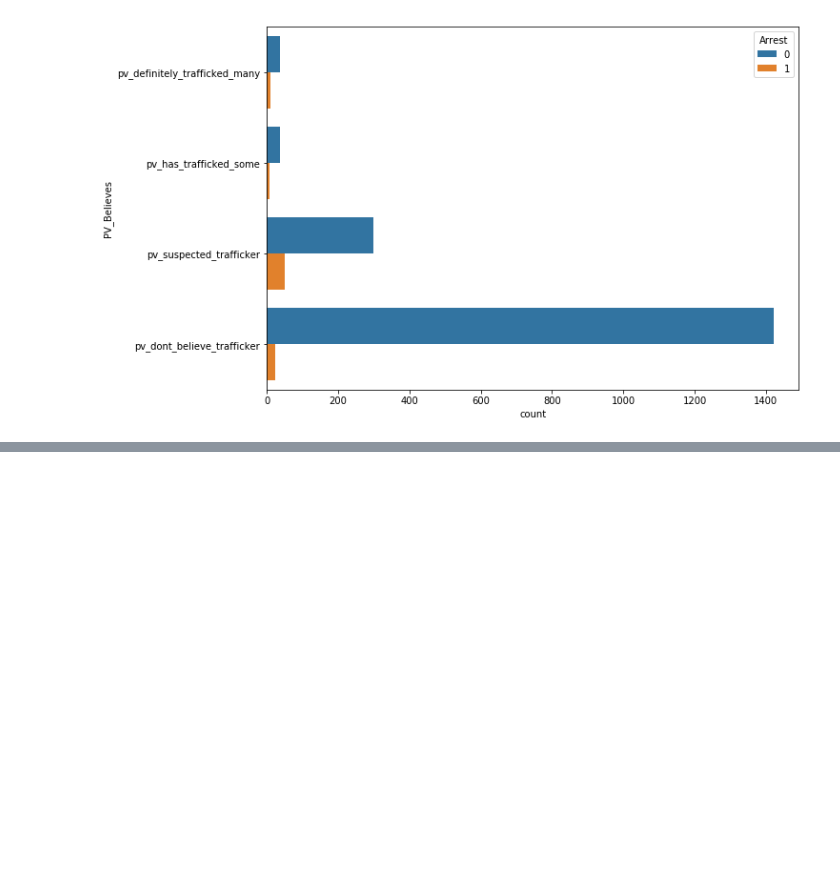
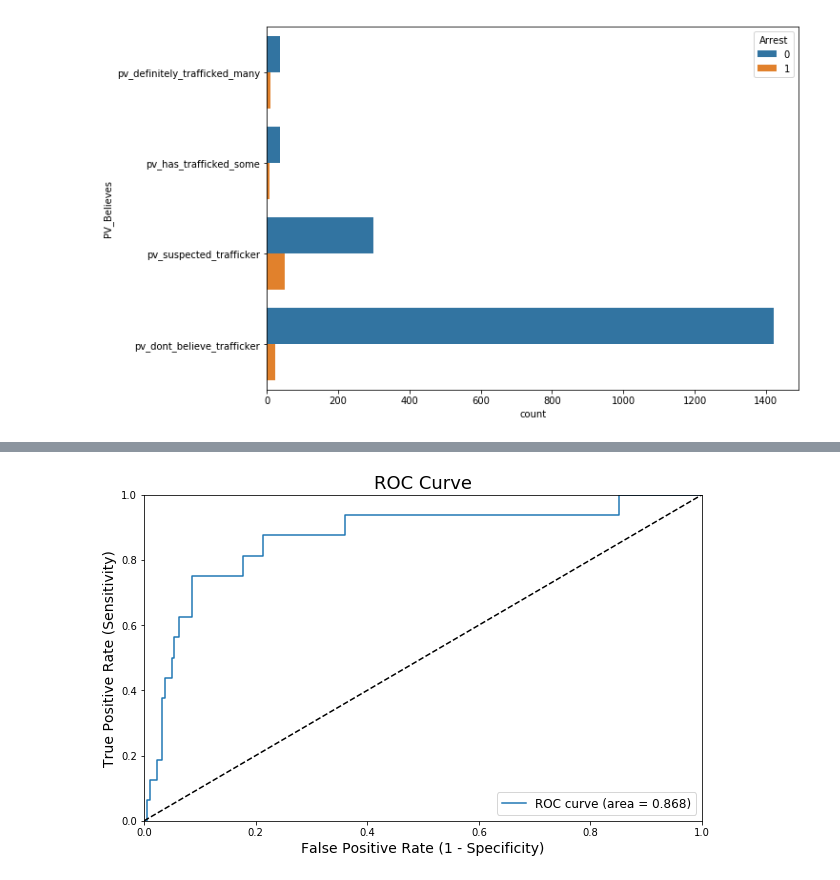
Before and after one commit to jahudlow/Data_Fellowship_Project, a Jupyter notebook: CD.ipynb, the cells around one changed output, grey strips where cells are left out. Cells and saved outputs as stored; diff of their text form; code cells hidden in the pictures; blank space fills up the shorter version.

```diff
--- a/CD.ipynb
+++ b/CD.ipynb
@@ -187,0 +196,28 @@ plt.legend(fontsize=12);
+# %%
+parameters = {
+    'sgdclassifier__alpha': (0.00001, 0.000001),
+    'sgdclassifier__penalty': ('l1','l2', 'elasticnet'),
+    'sgdclassifier__n_iter':(100, 1000)
+}
+# %%
+from sklearn.model_selection import GridSearchCV
+from time import time
+
+if __name__ == "__main__":
+    grid_search = GridSearchCV(classifier_pipeline, parameters, cv=5,
+                               n_jobs=-1, verbose=1)
+
+    print("Performing grid search...")
+    print("pipeline:", [name for name, _ in classifier_pipeline.steps])
+    print("parameters:")
+    print(parameters)
+    t0 = time()
+    grid_search.fit(X_train, y_train)
+    print("done in %0.3fs" % (time() - t0))
+    print()
+
+    print("Best score: %0.3f" % grid_search.best_score_)
+    print("Best parameters set:")
+    best_parameters = grid_search.best_estimator_.get_params()
+    for param_name in sorted(parameters.keys()):
+        print("\t%s: %r" % (param_name, best_parameters[param_name]))
@@ -187,0 +240,19 @@ plt.legend(fontsize=12);
+# %%
+
+y_score = grid_search.decision_function(X_test)
+
+fpr, tpr, thresholds = roc_curve(y_test, y_score)
+roc_auc = roc_auc_score(y_test, y_score)
+
+# Plot ROC curve
+plt.figure(figsize=(10, 6))
+plt.plot(fpr, tpr, label='ROC curve (area = %0.3f)' % roc_auc)
+plt.plot([0, 1], [0, 1], 'k--')
+plt.xlim([0.0, 1.0])
+plt.ylim([0.0, 1.0])
+plt.xlabel('False Positive Rate (1 - Specificity)', size=14)
+plt.ylabel('True Positive Rate (Sensitivity)', size=14)
+plt.title('ROC Curve', size=18)
+plt.legend(fontsize=12);
+# %% [output]
+[figure, added]
```
Also changed, not shown: parts of 7 cells of this notebook.
